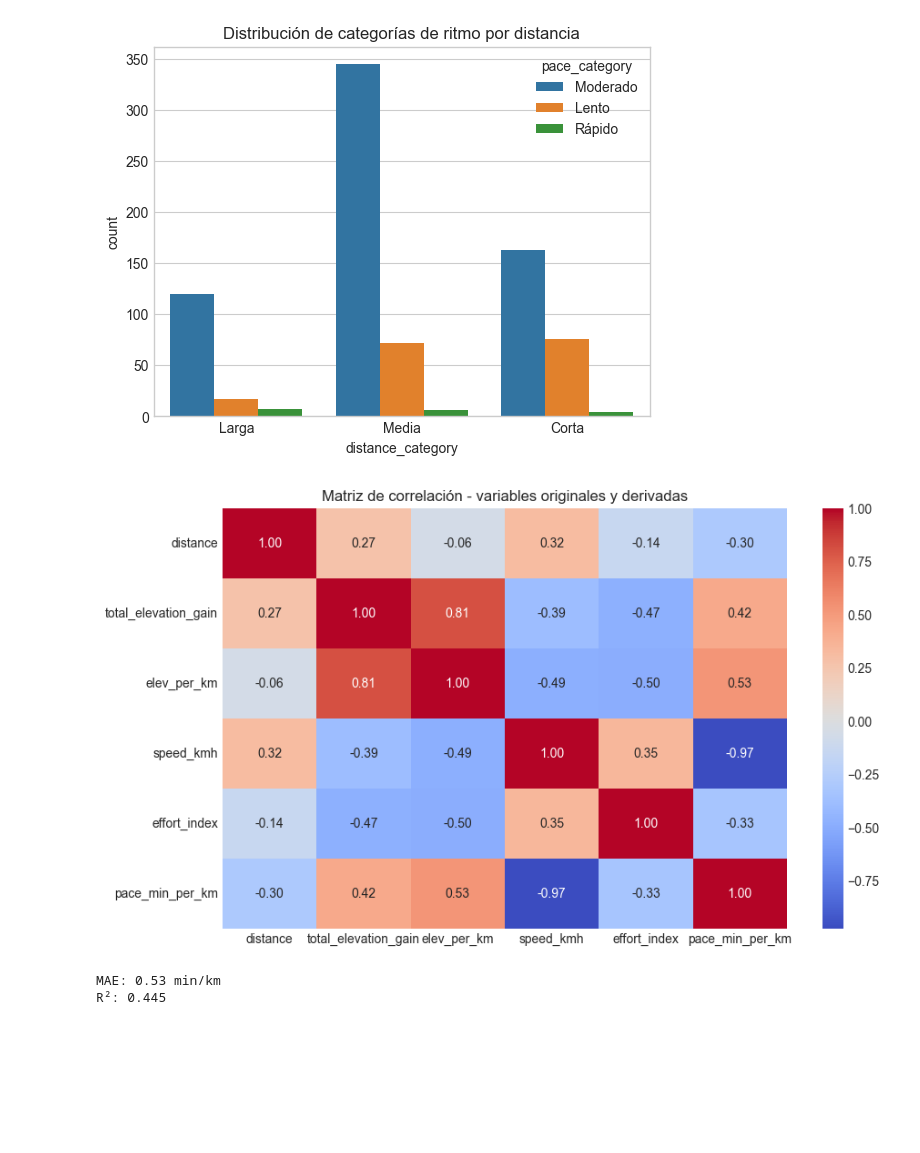
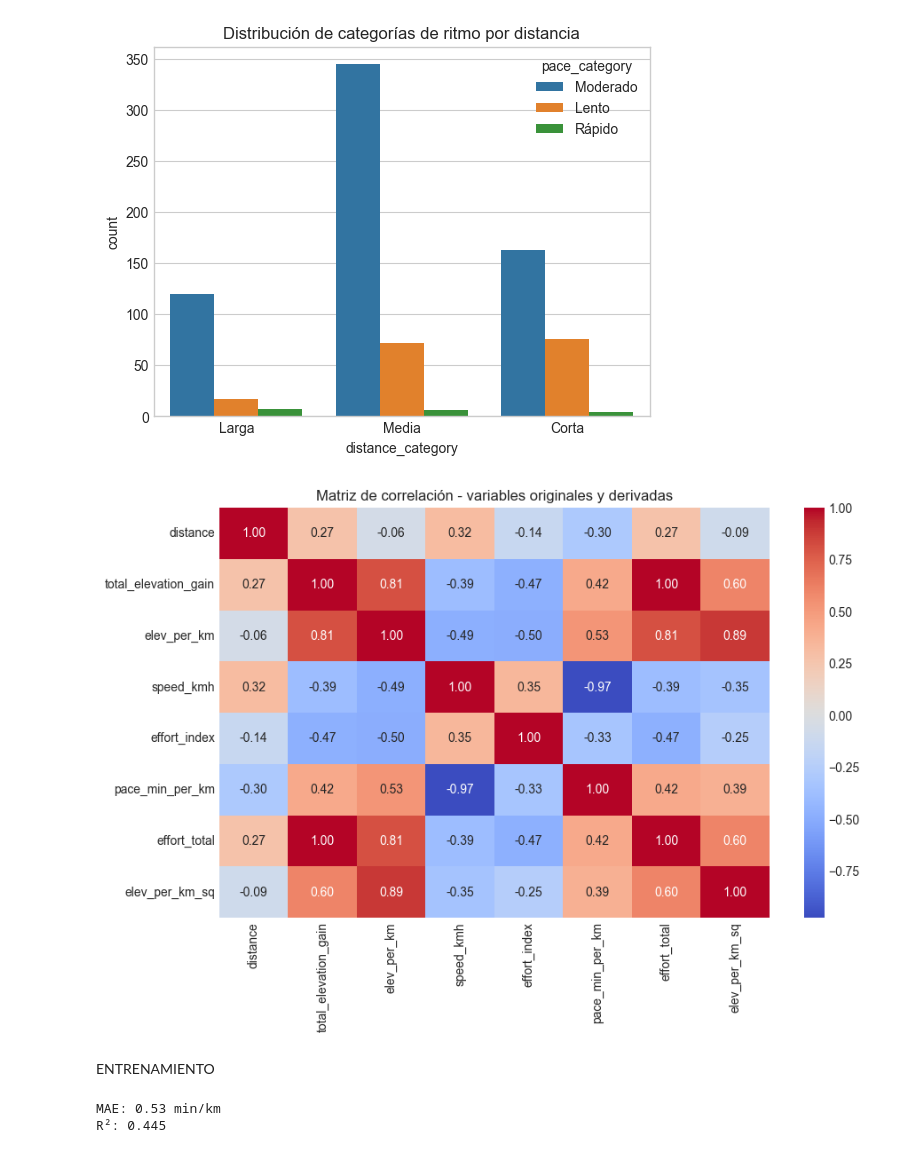
Before and after one commit to EderCabascango/Running_strava, a Jupyter notebook: Notebook.ipynb, the cells around one changed output. Drawn from its saved outputs; the diff is of its cells as text; code cells hidden in the pictures; blank space fills up the shorter version.

Commit message:
Cambios de entrenamiento y modelo

```diff
--- a/Notebook.ipynb
+++ b/Notebook.ipynb
@@ -56,7 +56,7 @@ Data columns (total 13 columns):
 dtypes: float64(7), int64(2), object(4)
 memory usage: 114.0+ KB
 # %%
-df = df.drop(columns=['average_heartrate', 'max_heartrate'])
+df = df.drop(columns=['average_heartrate', 'max_heartrate', 'Unnamed: 0'])
 # %%
 df.isna().sum()
 # %% [output]
@@ -350,5 +272,3 @@ plt.show()
-# %%
-df = df.drop(columns=['Unnamed: 0'])
 # %%
 sns.scatterplot(data=df, x='distance', y='moving_time_min', alpha=0.5)
 sns.scatterplot(data=df, x='total_elevation_gain', y='elev_high', alpha=0.5)
@@ -521,20 +464,24 @@ plt.show()
 # %%
 corr_matrix = df[['distance',
                   'total_elevation_gain',
                   'elev_per_km',
                   'speed_kmh',
                   'effort_index',
-                  'pace_min_per_km']].corr()
+                  'pace_min_per_km',
+                  'effort_total',
+                  'elev_per_km_sq']].corr()
 
 import seaborn as sns
 import matplotlib.pyplot as plt
 
 plt.figure(figsize=(10, 6))
 sns.heatmap(corr_matrix, annot=True, cmap='coolwarm', fmt=".2f")
 plt.title('Matriz de correlación - variables originales y derivadas')
 plt.show()
 # %% [output]
-[figure, old version]
+[figure, new version]
+# %% [markdown]
+ENTRENAMIENTO
 # %%
 from sklearn.model_selection import train_test_split
 from sklearn.linear_model import LinearRegression
```
Also changed, not shown: parts of 37 cells of this notebook, 1 other file.
